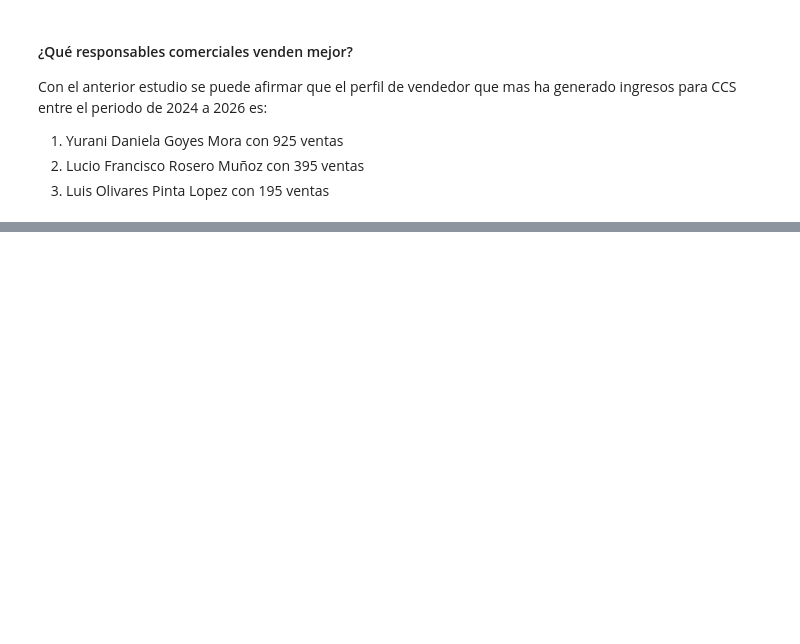
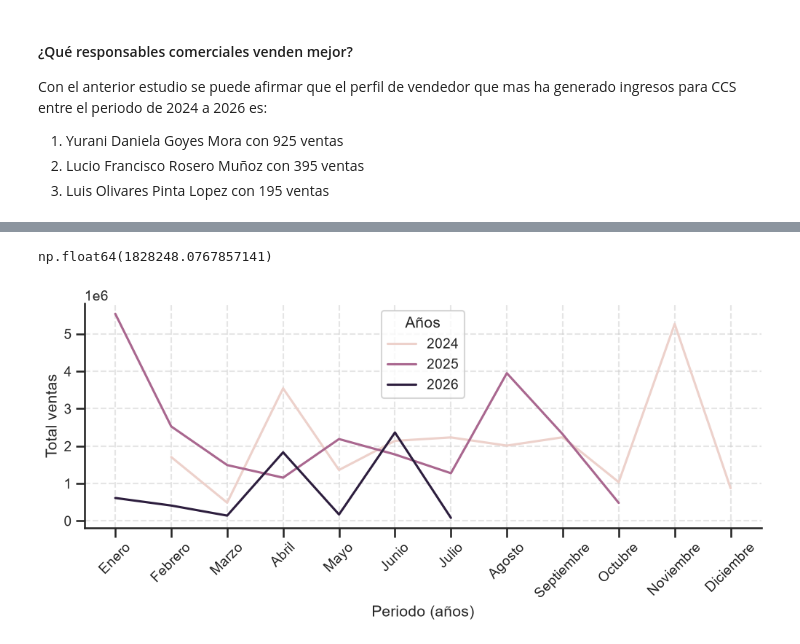
Before and after one commit to CabHug/CCS_Data_Analysis, a Jupyter notebook: 03_exploratory_data_analysis.ipynb, the cells around one changed output, grey strips where cells are left out. Drawn from its saved outputs; the diff is of its cells as text; code cells hidden in the pictures; blank space fills up the shorter version.

```diff
--- a/03_exploratory_data_analysis.ipynb
+++ b/03_exploratory_data_analysis.ipynb
@@ -434,0 +552,4 @@ Con el anterior estudio se puede afirmar que el perfil de vendedor  que mas ha g
+# %%
+df_ventas_empleados = df_fv.loc[df_fv['RESPONSABLE_VENTA'].isin(vendedores)]
+
+df_ventas_empleados['RESPONSABLE_VENTA'].value_counts()
@@ -434,0 +570,15 @@ Con el anterior estudio se puede afirmar que el perfil de vendedor  que mas ha g
+# %%
+resumen_ventas_empleados_tiempo = df_ventas_empleados.groupby(['ANIO_VENTA','MES_VENTA']).agg(
+    total_vendido = ('PRECIO_NETO', 'sum')
+).reset_index()
+
+#resumen_ventas_empleados_tiempo
+# %%
+resumen_ventas_empleados_tiempo['total_vendido'].mean()
+# %% [output]
+np.float64(1828248.0767857141)
+# %%
+grafico = Graph()
+grafico.g_lineplot_tiempo(resumen_ventas_empleados_tiempo, "MES_VENTA", "MES_VENTA", "total_vendido", "ANIO_VENTA")
+# %% [output]
+[figure, added]
```
Also changed, not shown: parts of 37 cells of this notebook, 2 other files.
